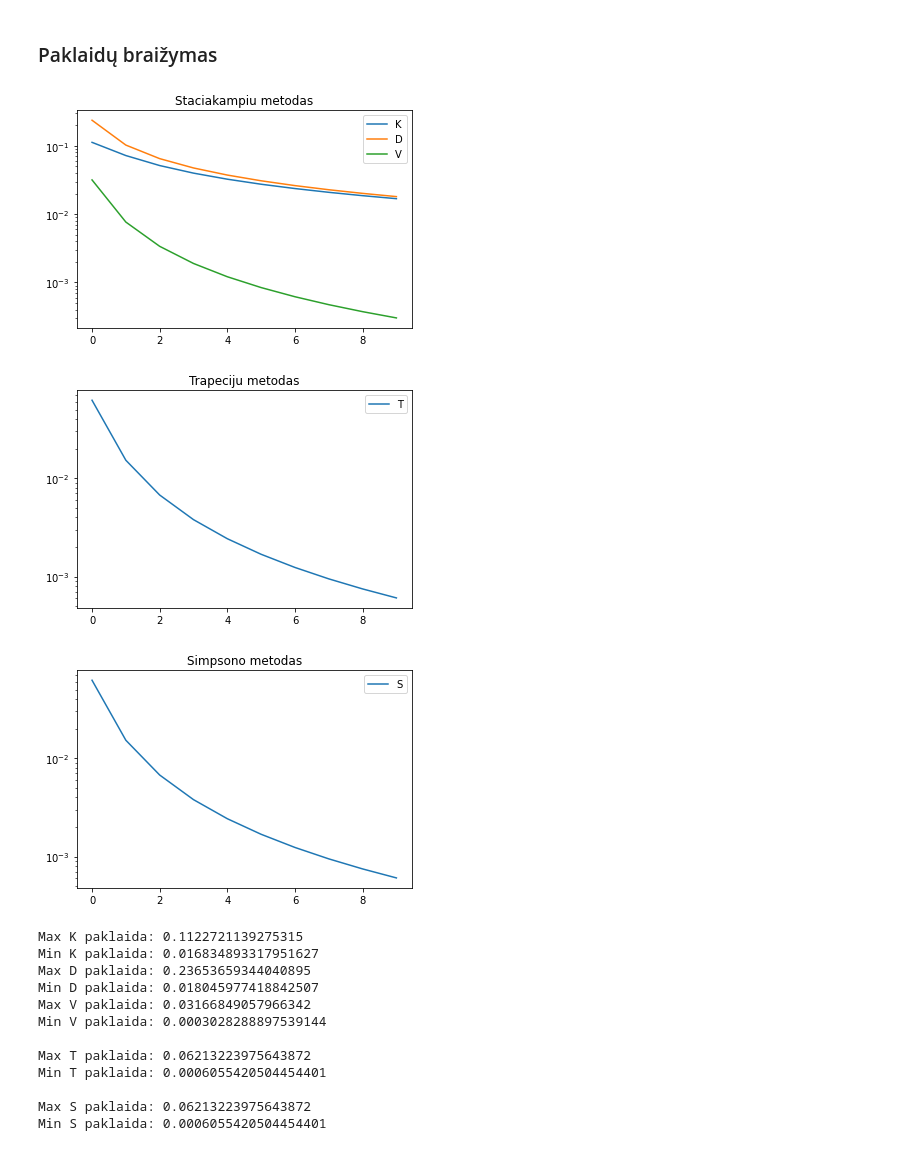
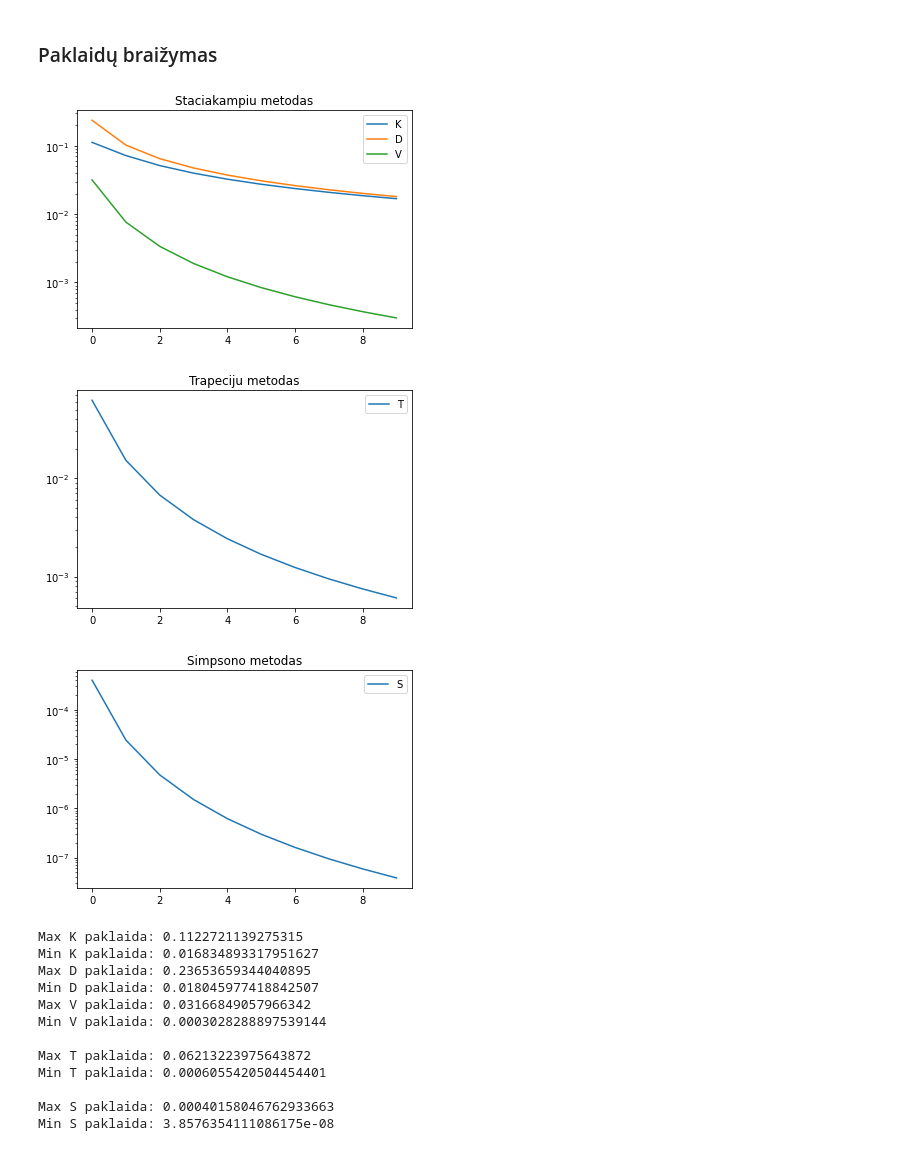
Before and after one commit to MilaSong/Numerical_analysis, a Jupyter notebook: Skaitinis_integravimas.ipynb, the cells around one changed output. Saved outputs shown, nothing was run; the diff lists cells and outputs as text; code cells hidden in the pictures.

```diff
--- a/Skaitinis_integravimas.ipynb
+++ b/Skaitinis_integravimas.ipynb
@@ -169,35 +169,35 @@ for i in range(n):
     x_space_k.append(x_k)
     err_space_k.append(sant_err(integral, x_k))
 
     x_d = D(h, x, f)
     x_space_d.append(x_d)
     err_space_d.append(sant_err(integral, x_d))
 
     x_v = V(h, x, f)
     x_space_v.append(x_v)
     err_space_v.append(sant_err(integral, x_v))
 
     x_t = T(h, x, f)
     x_space_t.append(x_t)
     err_space_t.append(sant_err(integral, x_t))
 
-    x_s = T(h, x, f)
+    x_s = S(h, x, f)
     x_space_s.append(x_s)
     err_space_s.append(sant_err(integral, x_s))
 
 plot_err(range(n), 'Staciakampiu metodas', ('K', 'D', 'V'), err_space_k, err_space_d, err_space_v)
 plot_err(range(n), 'Trapeciju metodas', 'T', err_space_t)
 plot_err(range(n), 'Simpsono metodas', 'S', err_space_s)
 
 minMax(K=err_space_k, D=err_space_d, V=err_space_v)
 print()
 minMax(T=err_space_t)
 print()
 minMax(S=err_space_s)
 # %% [output]
 [figure]
 [figure]
-[figure, old version]
+[figure, new version]
 Max K paklaida: 0.1122721139275315
 Min K paklaida: 0.016834893317951627
 Max D paklaida: 0.23653659344040895
@@ -208,5 +208,5 @@ Min V paklaida: 0.0003028288897539144
 Max T paklaida: 0.06213223975643872
 Min T paklaida: 0.0006055420504454401
 
-Max S paklaida: 0.06213223975643872
-Min S paklaida: 0.0006055420504454401
+Max S paklaida: 0.00040158046762933663
+Min S paklaida: 3.8576354111086175e-08
```
